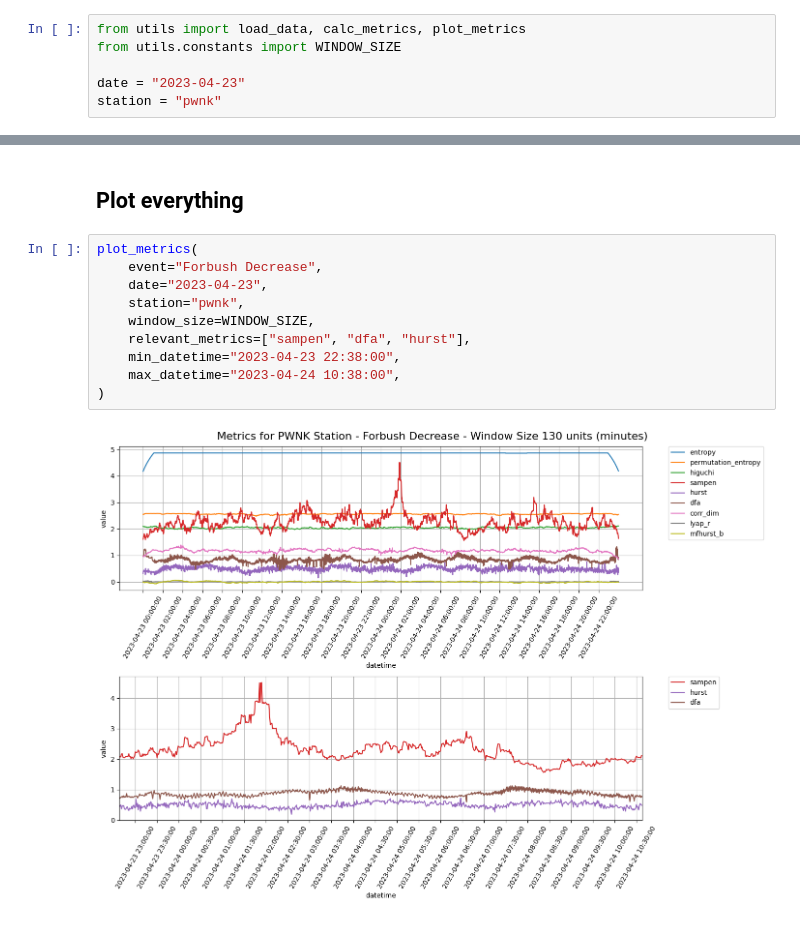
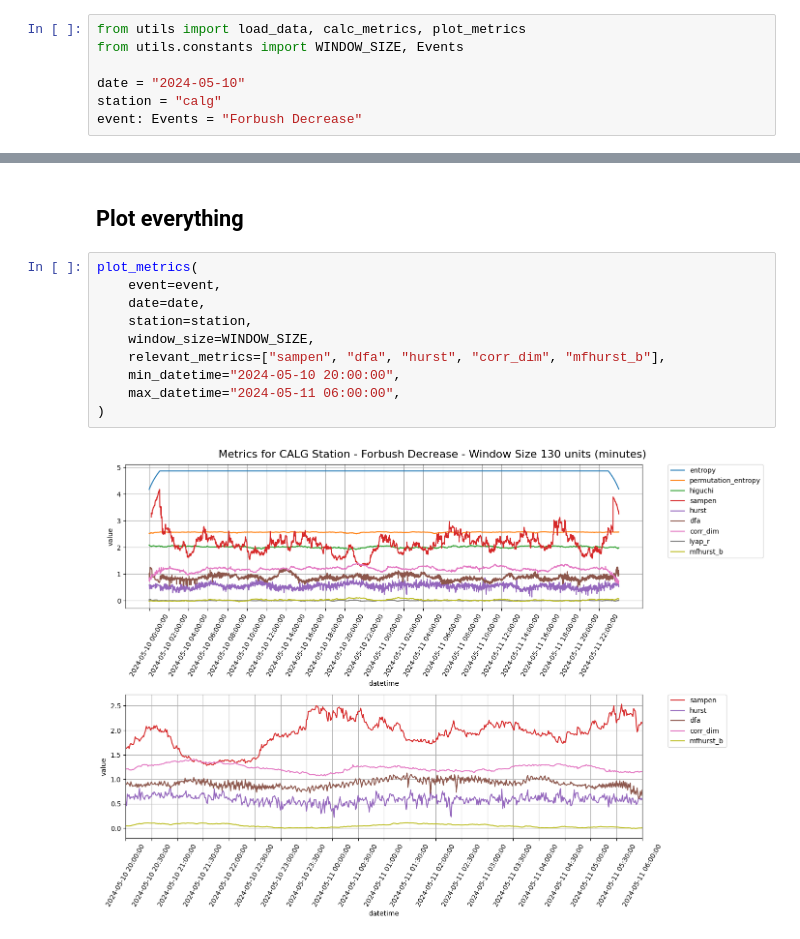
Before and after one commit to dosquisd/NMDB, a Jupyter notebook: 002_calc_some_metrics.ipynb, the cells around one changed output, grey strips where cells are left out. Drawn from its saved outputs; the diff is of its cells as text.

Commit message:
feat: calc metrics and plots

```diff
--- a/002_calc_some_metrics.ipynb
+++ b/002_calc_some_metrics.ipynb
@@ -1,7 +1,8 @@
 # %%
 from utils import load_data, calc_metrics, plot_metrics
-from utils.constants import WINDOW_SIZE
+from utils.constants import WINDOW_SIZE, Events
 
-date = "2023-04-23"
-station = "pwnk"
+date = "2024-05-10"
+station = "calg"
+event: Events = "Forbush Decrease"
 # %%
@@ -72,13 +73,13 @@ result
 ## Plot everything
 # %%
 plot_metrics(
-    event="Forbush Decrease",
-    date="2023-04-23",
-    station="pwnk",
+    event=event,
+    date=date,
+    station=station,
     window_size=WINDOW_SIZE,
-    relevant_metrics=["sampen", "dfa", "hurst"],
-    min_datetime="2023-04-23 22:38:00",
-    max_datetime="2023-04-24 10:38:00",
+    relevant_metrics=["sampen", "dfa", "hurst", "corr_dim", "mfhurst_b"],
+    min_datetime="2024-05-10 20:00:00",
+    max_datetime="2024-05-11 06:00:00",
 )
 # %% [output]
-[figure, old version]
+[figure, new version]
```
Also changed, not shown: parts of 3 cells of this notebook, 5 other files.
